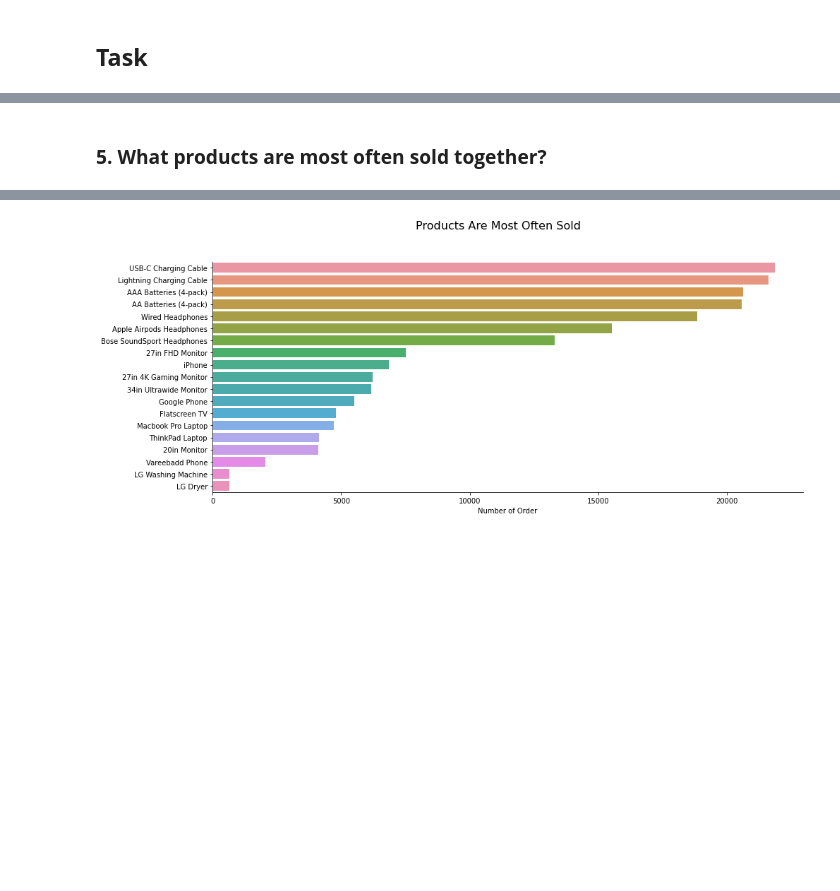
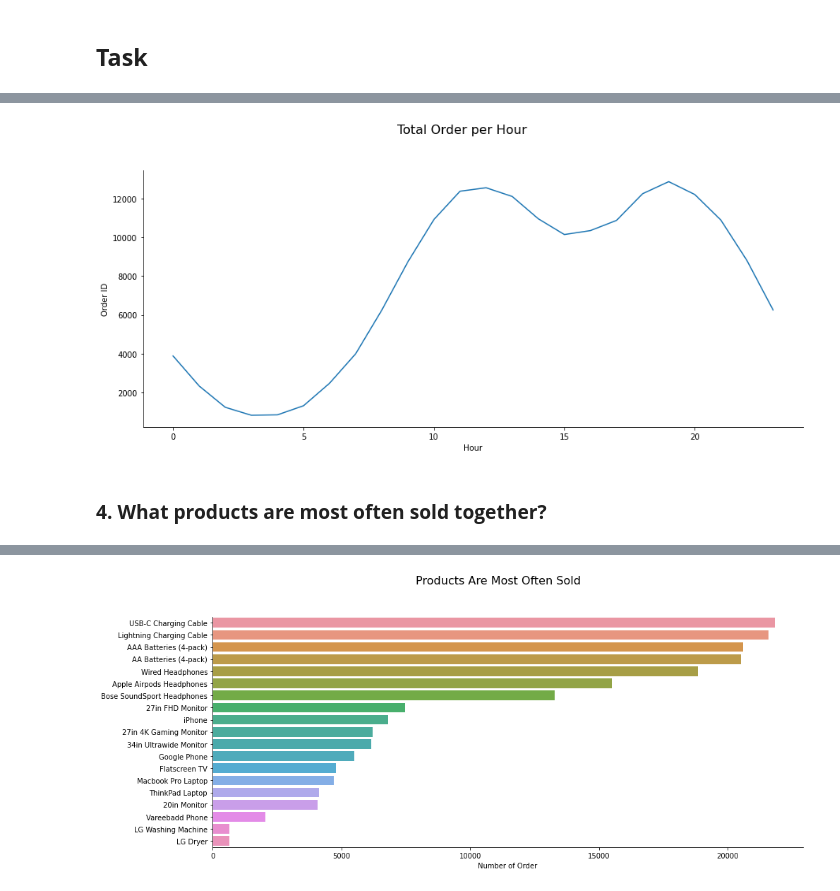
Before and after one commit to abdsyafiq/Sales-Analysis, a Jupyter notebook: Sales_Product_Data.ipynb, the cells around one changed output, grey strips where cells are left out. Saved outputs shown, nothing was run; the diff lists cells and outputs as text; code cells hidden in the pictures; blank space fills up the shorter version.

```diff
--- a/Sales_Product_Data.ipynb
+++ b/Sales_Product_Data.ipynb
@@ -344,2 +324,16 @@ sns.barplot(data = order_per_quarter, x='Quarter', y='Order ID', alpha=0.5, ax=a
+# %%
+order_per_hour = df.groupby('Hour').agg({'Order ID':'count',
+                                         'Total Sales':'sum'}).sort_values('Hour').reset_index()
+
+fig, ax = plt.subplots(1, 1,figsize=(15,6))
+fig.suptitle('Total Order per Hour', fontsize=16, verticalalignment='bottom')
+
+sns.lineplot(data=order_per_hour, x='Hour', y='Order ID')
+ax.set_ylabel('Order ID')
+ax.set_xlabel('Hour')
+ax.spines['right'].set_visible(False)
+ax.spines['top'].set_visible(False)
+# %% [output]
+[figure, added]
 # %% [markdown]
-### **5. What products are most often sold together?**
+### **4. What products are most often sold together?**
```
Also changed, not shown: parts of 25 cells of this notebook.
